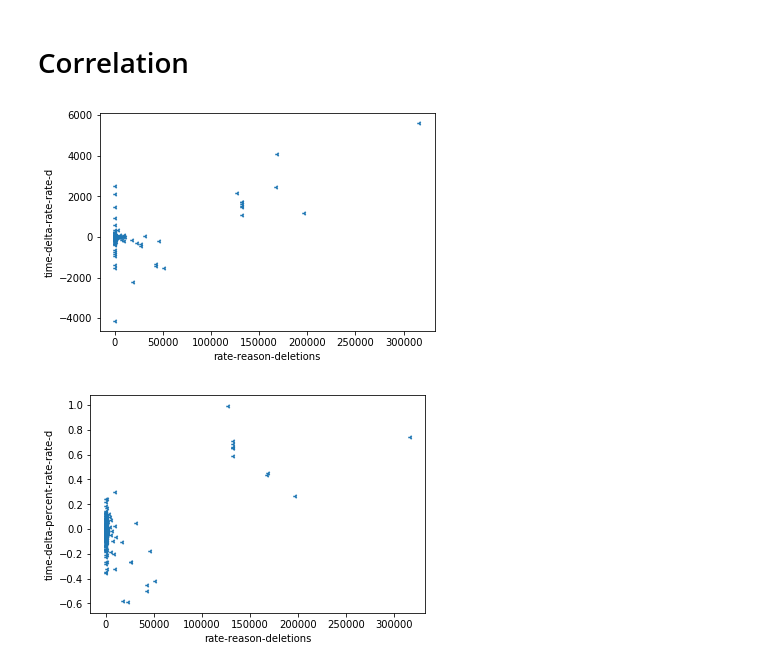
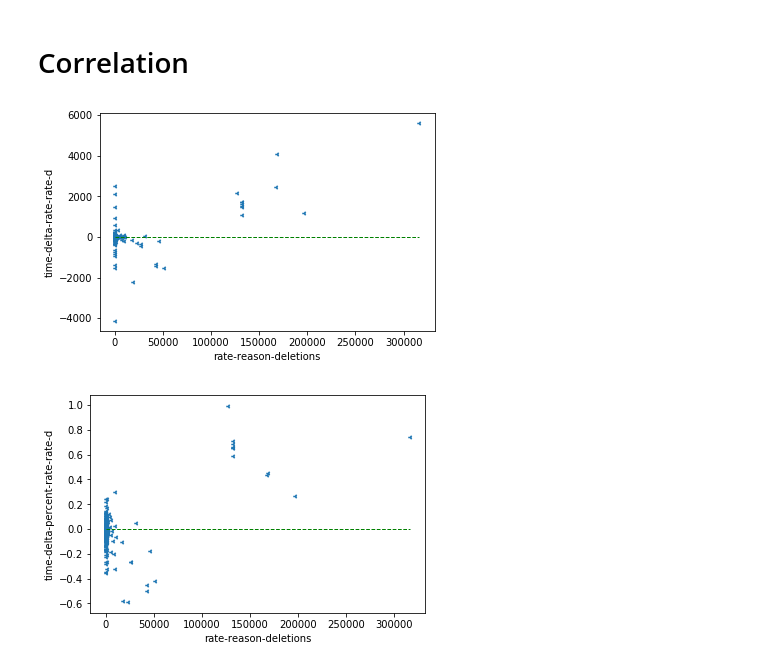
Before and after one commit to krobelus/rate-experiments, a Jupyter notebook: plots.ipynb, the cells around one changed output. Drawn from its saved outputs; the diff is of its cells as text; code cells hidden in the pictures.

```diff
--- a/plots.ipynb
+++ b/plots.ipynb
@@ -41,6 +41,12 @@ def crossplot(df, x, y):
     ax = df.plot(x, y, kind='scatter', marker='1', xlim=(0, limit), ylim=(0, limit))
     ax.plot((0, limit), (0, limit), color='green', linestyle='dashed', linewidth=1)
 
+def correlation(df, x, y, **kwargs):
+    ax = plt.subplot()
+    rvf.plot(x, y, ax=ax, kind='scatter', marker='3', **kwargs);
+    limit = df[x].max()
+    ax.plot((0, limit), (0, 0), color='green', linestyle='dashed', linewidth=1)
+
 SAVE_FIGURES = 1
 def persist(name, needPNG=False):
     if SAVE_FIGURES:
@@ -91,10 +97,10 @@ crossplot(vf, 'rate-d-space', 'drat-trim-space');
 # %% [markdown]
 # Correlation
 # %%
-rvf.plot('rate-reason-deletions', 'time-delta-rate-rate-d', kind='scatter', marker='3'); persist('correlation-reason-deletions-time-delta'); persist('correlation-reason-deletions-time-delta', needPNG=1)
+correlation(rvf, 'rate-reason-deletions', 'time-delta-rate-rate-d'); persist('correlation-reason-deletions-time-delta'); persist('correlation-reason-deletions-time-delta', needPNG=1)
 # %% [output]
-[figure, old version]
+[figure, new version]
 # %%
-rvf.plot('rate-reason-deletions', 'time-delta-percent-rate-rate-d', kind='scatter', marker='3');
+correlation(rvf, 'rate-reason-deletions', 'time-delta-percent-rate-rate-d');
 # %% [output]
-[figure, old version]
+[figure, new version]
```
Also changed, not shown: parts of 2 cells of this notebook, 1 other file.
